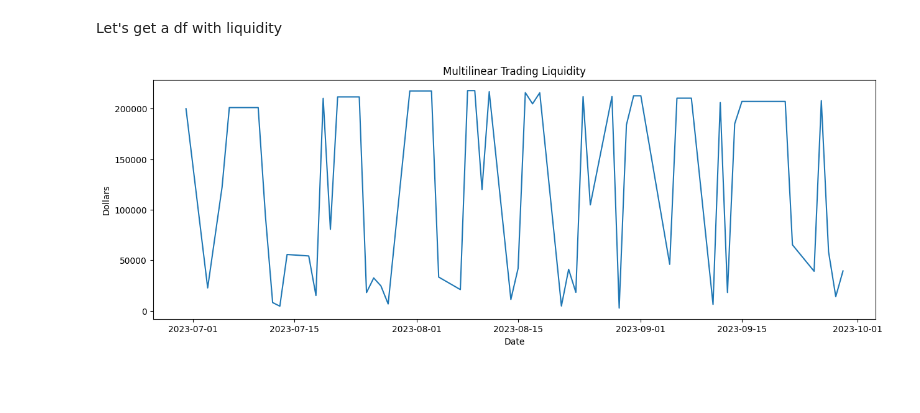
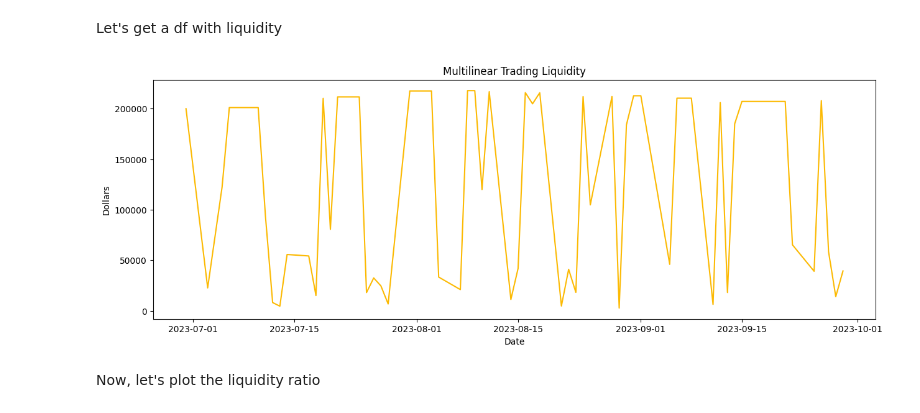
Before and after one commit to NotReallyJustin/SSMIF-Analyst-App, a Jupyter notebook: justin_chen_algo_strat.ipynb, the cells around one changed output. Saved outputs shown, nothing was run; the diff lists cells and outputs as text; code cells hidden in the pictures; blank space fills up the shorter version.

```diff
--- a/justin_chen_algo_strat.ipynb
+++ b/justin_chen_algo_strat.ipynb
@@ -802,11 +802,13 @@ for date_idx, portfolio in trades.items():
 # %%
 %matplotlib inline
 
 plt.figure(figsize=(15,5))
-plt.plot(l_values)
+plt.plot(l_values, color="#fcba03")
 plt.title("Multilinear Trading Liquidity")
 plt.xlabel('Date')
 plt.ylabel('Dollars')
 plt.show()
 # %% [output]
-[figure, old version]
+[figure, new version]
+# %% [markdown]
+Now, let's plot the liquidity ratio
```
Also changed, not shown: parts of 8 cells of this notebook, 1 other file.
